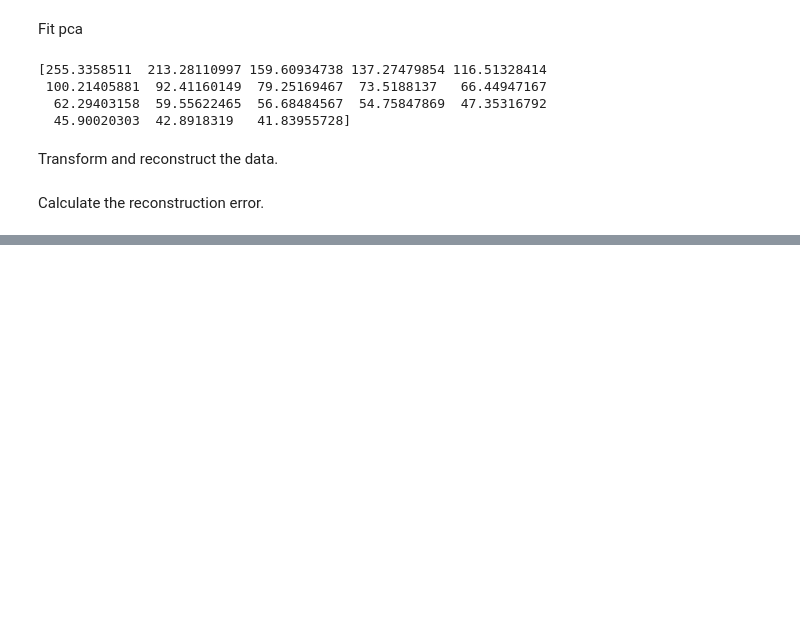
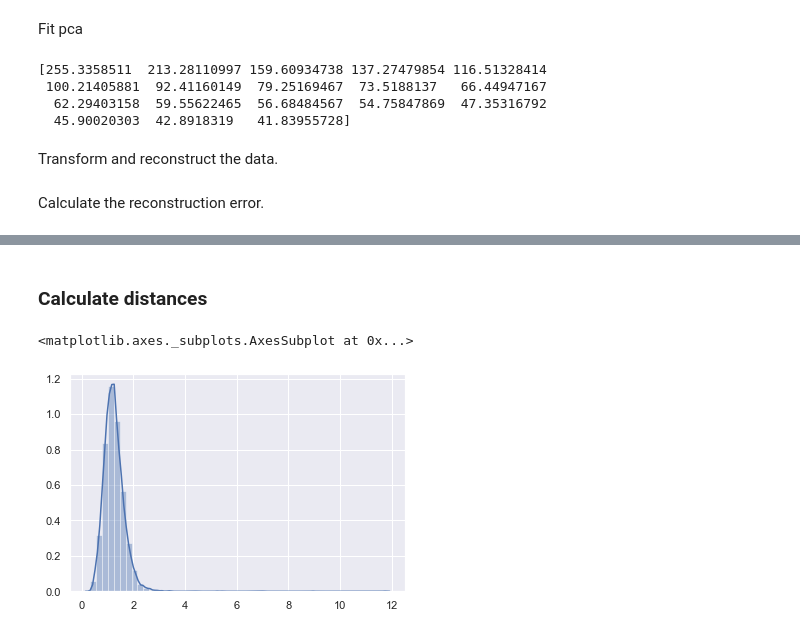
Before and after one commit to xetxezarreta/explainable_anomaly_detection, a Jupyter notebook: main.ipynb, the cells around one changed output, grey strips where cells are left out. Cells and saved outputs as stored; diff of their text form; code cells hidden in the pictures; blank space fills up the shorter version.

```diff
--- a/main.ipynb
+++ b/main.ipynb
@@ -113,0 +114,16 @@ ax = ax.set_xticklabels(train_mean_error.index, rotation=0, fontsize=25)
+# %% [markdown]
+### Calculate distances
+# %%
+from scipy.spatial import distance
+
+newVec = np.zeros((len(X_train),1), dtype=float)
+for i in range(0,len(X_train)):
+    newVec[i] = distance.euclidean(X_train.iloc[i], X_train_reconstr[i])
+
+import seaborn as sns
+import matplotlib.pyplot as plt
+plt.figure()
+sns.distplot(newVec)
+# %% [output]
+<matplotlib.axes._subplots.AxesSubplot at 0x...>
+[figure, added]
```
Also changed, not shown: parts of 4 cells of this notebook, 1 other file.
